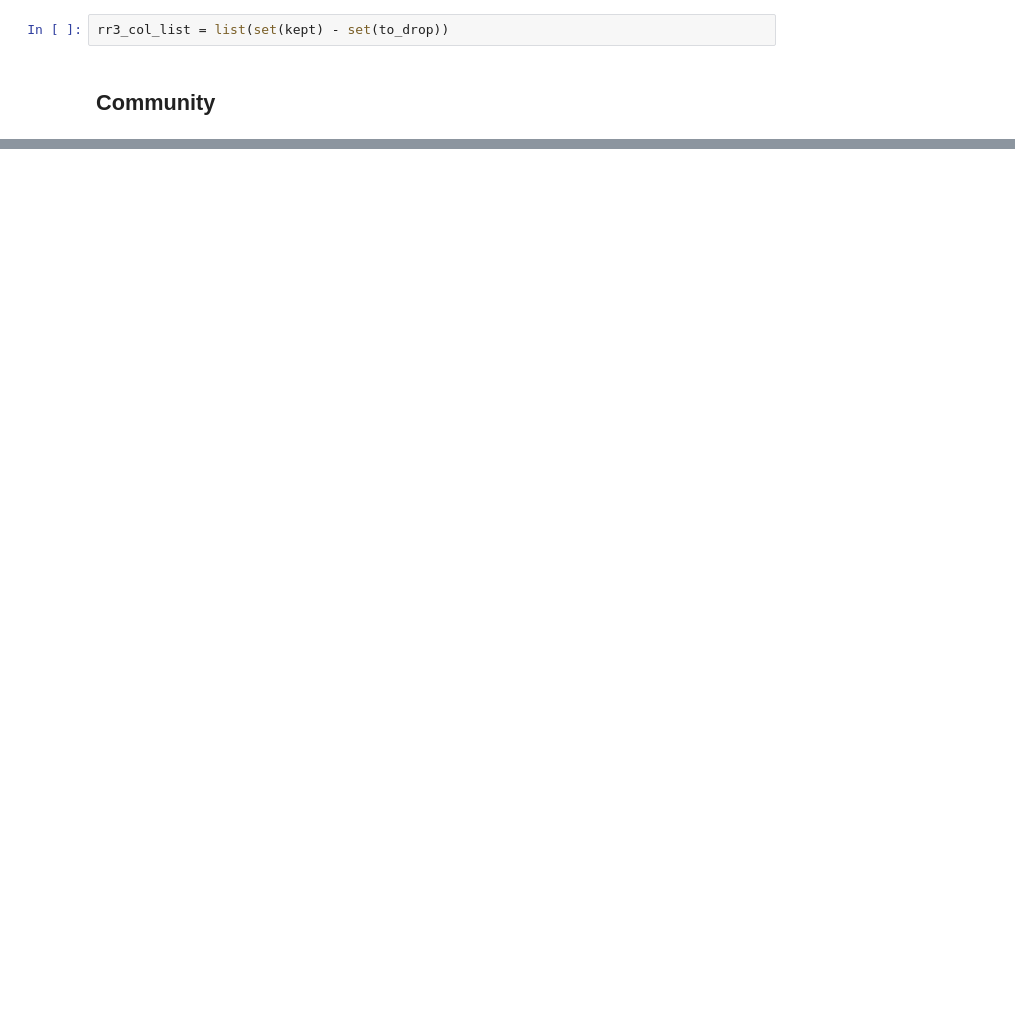
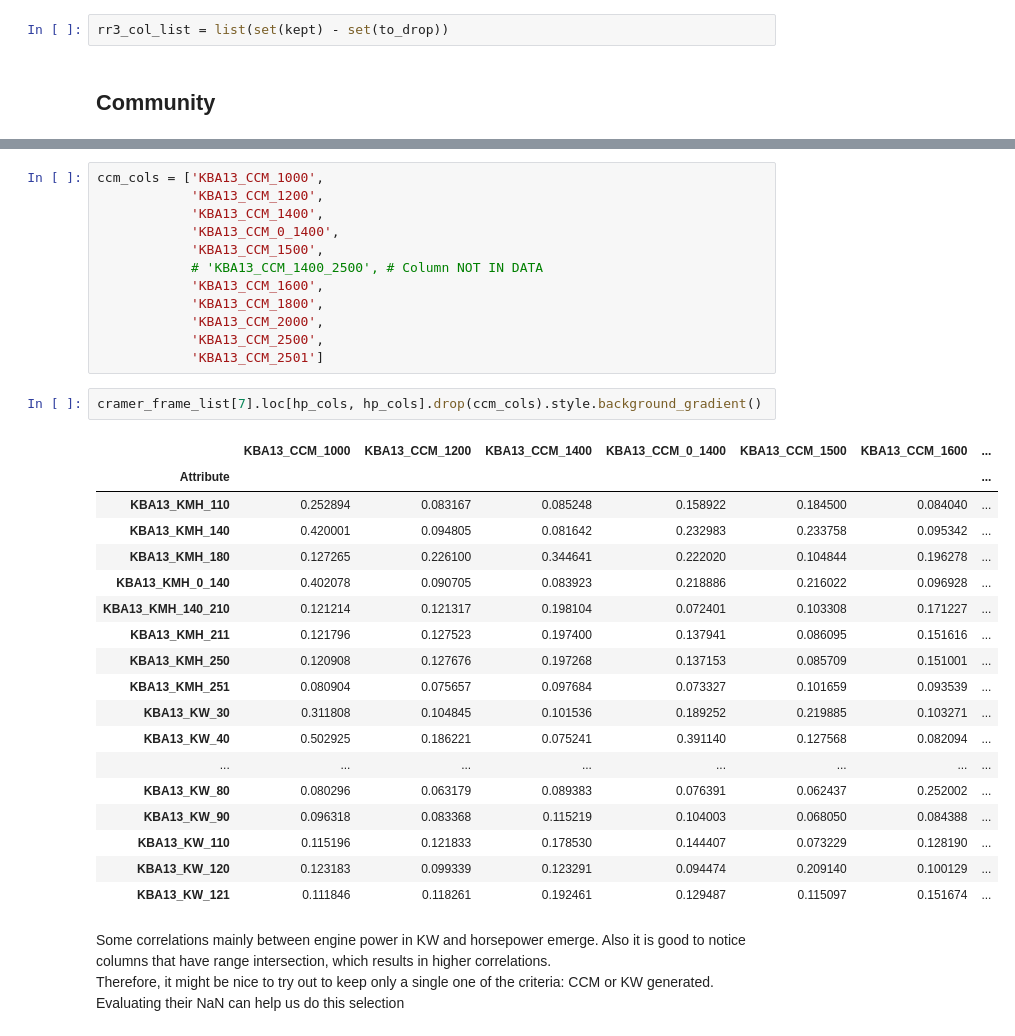
Before and after one commit to bglucca/ArvatoCustomerSegmentation, a Jupyter notebook: 01_eda_segmentation.ipynb, the cells around one changed output, grey strips where cells are left out. Drawn from its saved outputs; the diff is of its cells as text; blank space fills up the shorter version.

```diff
--- a/01_eda_segmentation.ipynb
+++ b/01_eda_segmentation.ipynb
@@ -801,0 +1059,36 @@ cramer_frame_list[2][['D19_GESAMT_ONLINE_DATUM',
+# %%
+ccm_cols = ['KBA13_CCM_1000',
+            'KBA13_CCM_1200',
+            'KBA13_CCM_1400',
+            'KBA13_CCM_0_1400',
+            'KBA13_CCM_1500',
+            # 'KBA13_CCM_1400_2500', # Column NOT IN DATA
+            'KBA13_CCM_1600',
+            'KBA13_CCM_1800',
+            'KBA13_CCM_2000',
+            'KBA13_CCM_2500',
+            'KBA13_CCM_2501']
+# %%
+cramer_frame_list[7].loc[hp_cols, hp_cols].drop(ccm_cols).style.background_gradient()
+# %% [output]
+|  | KBA13_CCM_1000 | KBA13_CCM_1200 | KBA13_CCM_1400 | KBA13_CCM_0_1400 | KBA13_CCM_1500 | KBA13_CCM_1600 | ... |
+| Attribute |  |  |  |  |  |  | ... |
+| KBA13_KMH_110 | 0.252894 | 0.083167 | 0.085248 | 0.158922 | 0.184500 | 0.084040 | ... |
+| KBA13_KMH_140 | 0.420001 | 0.094805 | 0.081642 | 0.232983 | 0.233758 | 0.095342 | ... |
+| KBA13_KMH_180 | 0.127265 | 0.226100 | 0.344641 | 0.222020 | 0.104844 | 0.196278 | ... |
+| KBA13_KMH_0_140 | 0.402078 | 0.090705 | 0.083923 | 0.218886 | 0.216022 | 0.096928 | ... |
+| KBA13_KMH_140_210 | 0.121214 | 0.121317 | 0.198104 | 0.072401 | 0.103308 | 0.171227 | ... |
+| KBA13_KMH_211 | 0.121796 | 0.127523 | 0.197400 | 0.137941 | 0.086095 | 0.151616 | ... |
+| KBA13_KMH_250 | 0.120908 | 0.127676 | 0.197268 | 0.137153 | 0.085709 | 0.151001 | ... |
+| KBA13_KMH_251 | 0.080904 | 0.075657 | 0.097684 | 0.073327 | 0.101659 | 0.093539 | ... |
+| KBA13_KW_30 | 0.311808 | 0.104845 | 0.101536 | 0.189252 | 0.219885 | 0.103271 | ... |
+| KBA13_KW_40 | 0.502925 | 0.186221 | 0.075241 | 0.391140 | 0.127568 | 0.082094 | ... |
+| ... | ... | ... | ... | ... | ... | ... | ... |
+| KBA13_KW_80 | 0.080296 | 0.063179 | 0.089383 | 0.076391 | 0.062437 | 0.252002 | ... |
+| KBA13_KW_90 | 0.096318 | 0.083368 | 0.115219 | 0.104003 | 0.068050 | 0.084388 | ... |
+| KBA13_KW_110 | 0.115196 | 0.121833 | 0.178530 | 0.144407 | 0.073229 | 0.128190 | ... |
+| KBA13_KW_120 | 0.123183 | 0.099339 | 0.123291 | 0.094474 | 0.209140 | 0.100129 | ... |
+| KBA13_KW_121 | 0.111846 | 0.118261 | 0.192461 | 0.129487 | 0.115097 | 0.151674 | ... |
+# %% [markdown]
+Some correlations mainly between engine power in KW and horsepower emerge. Also it is good to notice columns that have range intersection, which results in higher correlations.
+Therefore, it might be nice to try out to keep only a single one of the criteria: CCM or KW generated. Evaluating their NaN can help us do this selection
```
Also changed, not shown: parts of 73 cells of this notebook.
